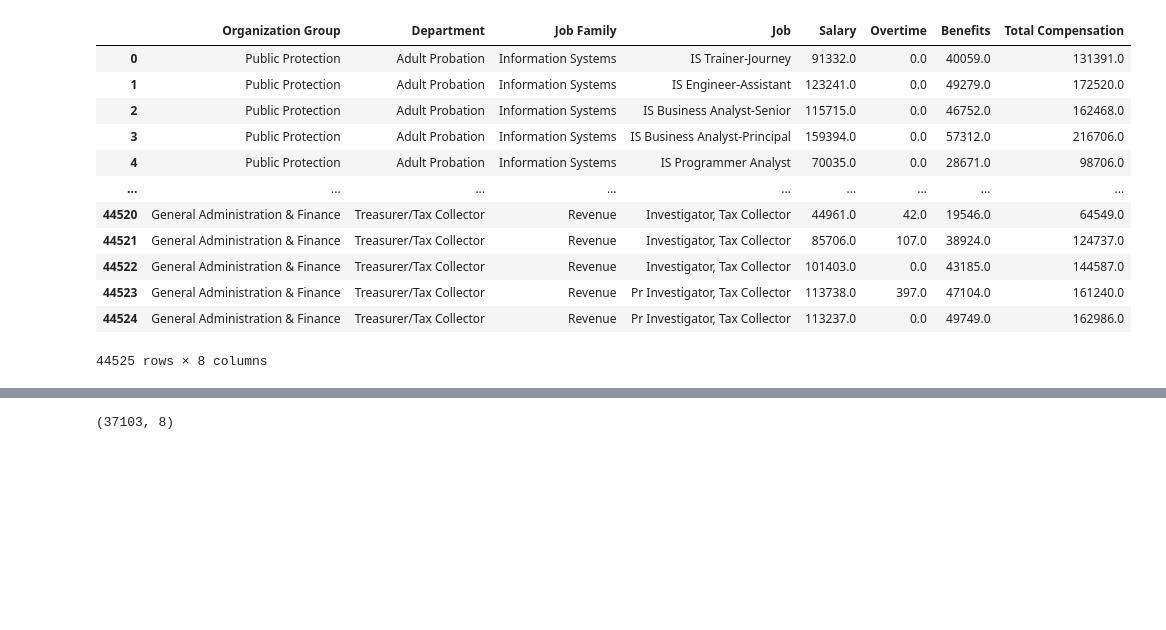
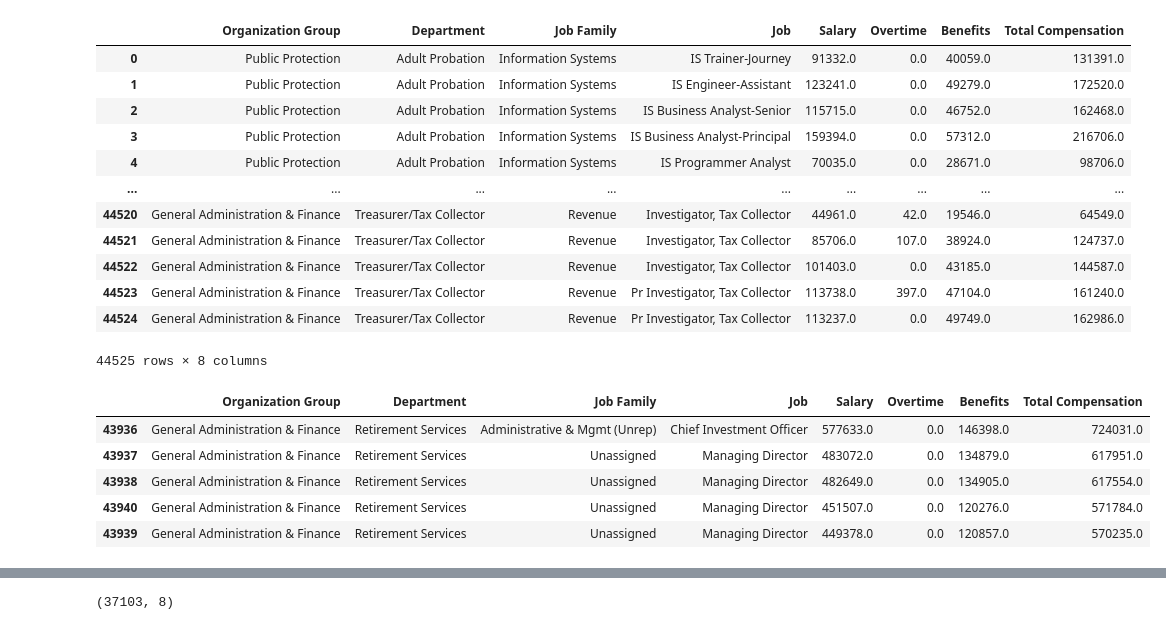
Before and after one commit to DylanPrinsloo/UCode, a Jupyter notebook: Year 1/Semester 1/Python/Lessons/session14.ipynb, the cells around one changed output, grey strips where cells are left out. Cells and saved outputs as stored; diff of their text form; code cells hidden in the pictures; blank space fills up the shorter version.

```diff
--- a/Year 1/Semester 1/Python/Lessons/session14.ipynb
+++ b/Year 1/Semester 1/Python/Lessons/session14.ipynb
@@ -97,5 +97,13 @@ san_franscisco
 44525 rows × 8 columns
 # %%
 # Who made the most money show the first 5
+san_franscisco.sort_values('Total Compensation', ascending=False).head(5)
+# %% [output]
+|  | Organization Group | Department | Job Family | Job | Salary | Overtime | Benefits | Total Compensation |
+| 43936 | General Administration & Finance | Retirement Services | Administrative & Mgmt (Unrep) | Chief Investment Officer | 577633.0 | 0.0 | 146398.0 | 724031.0 |
+| 43937 | General Administration & Finance | Retirement Services | Unassigned | Managing Director | 483072.0 | 0.0 | 134879.0 | 617951.0 |
+| 43938 | General Administration & Finance | Retirement Services | Unassigned | Managing Director | 482649.0 | 0.0 | 134905.0 | 617554.0 |
+| 43940 | General Administration & Finance | Retirement Services | Unassigned | Managing Director | 451507.0 | 0.0 | 120276.0 | 571784.0 |
+| 43939 | General Administration & Finance | Retirement Services | Unassigned | Managing Director | 449378.0 | 0.0 | 120857.0 | 570235.0 |
 # %%
 # Who made the least money show the first 5
```
Also changed, not shown: parts of 22 cells of this notebook, 3 other files.
